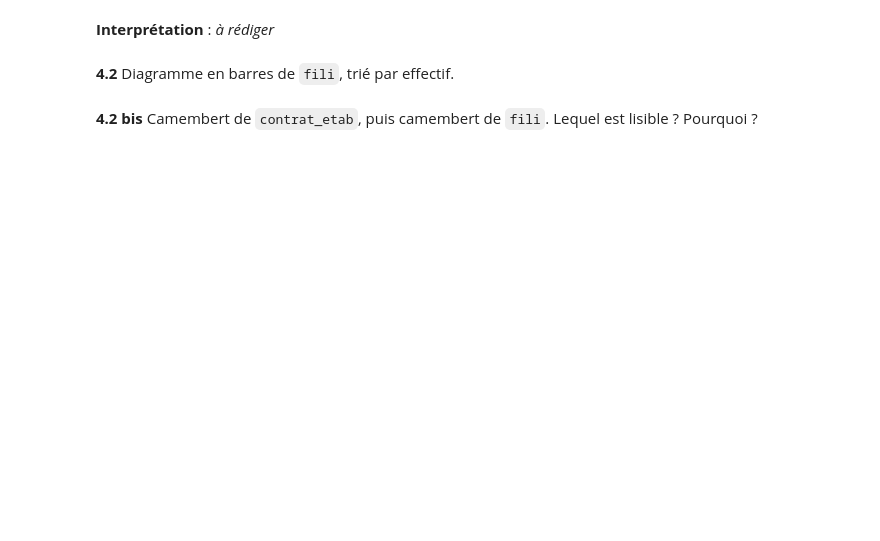
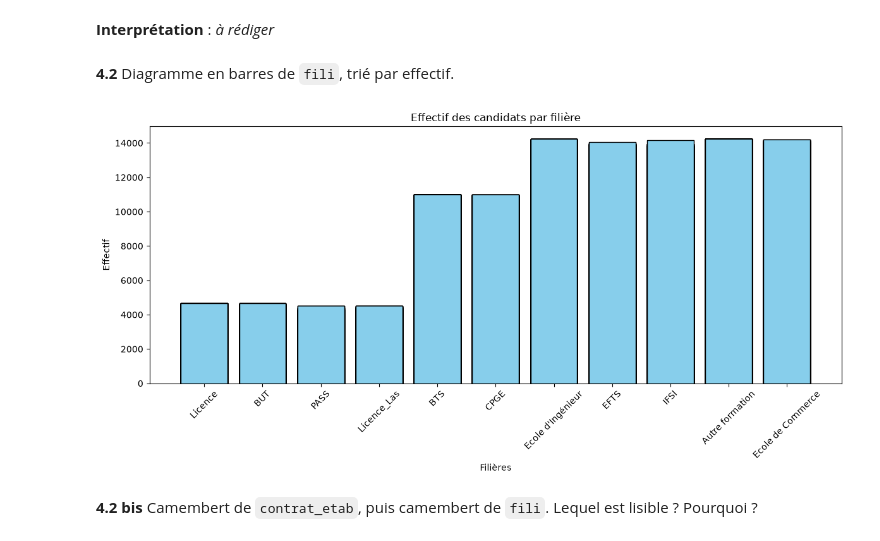
Before and after one commit to Anaisblk/Analyse-Parcoursup, a Jupyter notebook: TP_Parcoursup.ipynb, the cells around one changed output. Drawn from its saved outputs; the diff is of its cells as text; code cells hidden in the pictures; blank space fills up the shorter version.

```diff
--- a/TP_Parcoursup.ipynb
+++ b/TP_Parcoursup.ipynb
@@ -165,5 +276,17 @@ On étudie la dispersion de `voe_tot` de bout en bout, puis on la compare à `ta
 **Interprétation** : _à rédiger_
 # %% [markdown]
 **4.2** Diagramme en barres de `fili`, trié par effectif.
+# %%
+#Diagramme en brre de fili trié par effectif
+plt.figure(figsize=(12, 6))
+plt.bar(df['fili'], height=range(len(df)), color='skyblue', edgecolor='black')
+plt.title('Effectif des candidats par filière')
+plt.xlabel('Filières')
+plt.ylabel('Effectif')
+plt.xticks(rotation=45)
+plt.tight_layout()
+plt.show()
+# %% [output]
+[figure, added]
 # %% [markdown]
 **4.2 bis** Camembert de `contrat_etab`, puis camembert de `fili`. Lequel est lisible ? Pourquoi ?
```
Also changed, not shown: parts of 11 cells of this notebook.
